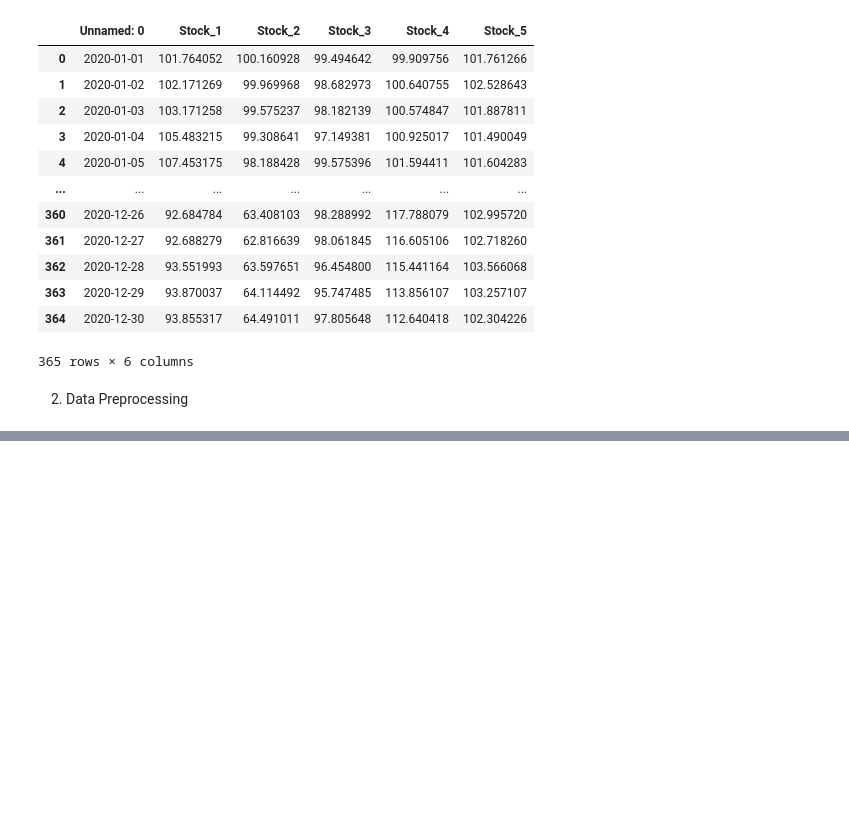
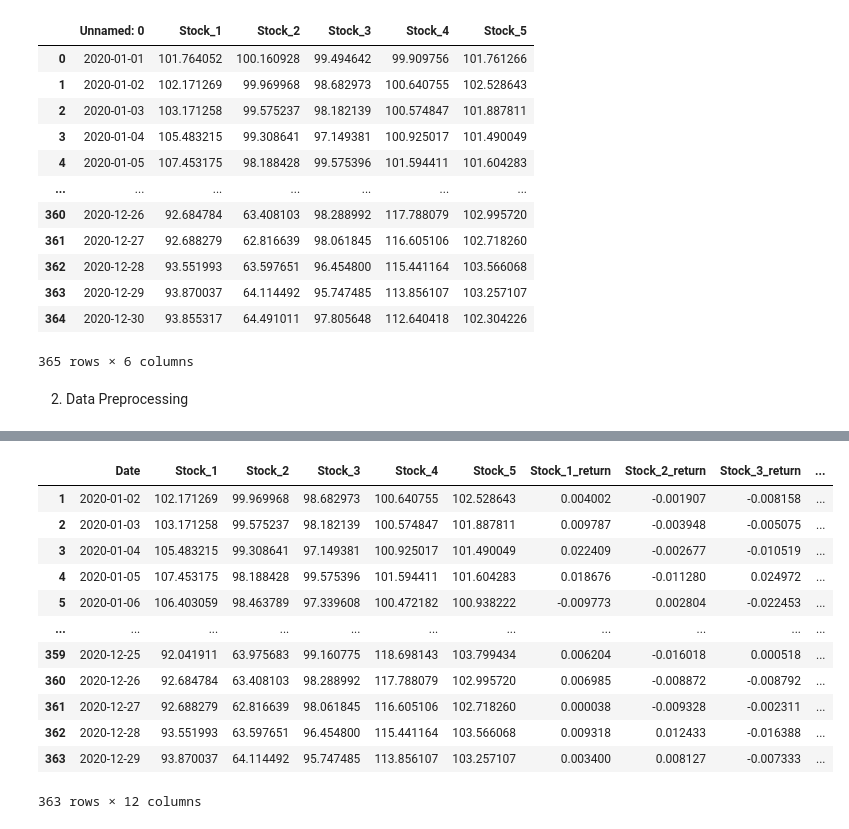
Before and after one commit to rabeyanoor/Stock-Price-Prediction-ML, a Jupyter notebook: Stock_Price.ipynb, the cells around one changed output, grey strips where cells are left out. Saved outputs shown, nothing was run; the diff lists cells and outputs as text; code cells hidden in the pictures; blank space fills up the shorter version.

```diff
--- a/Stock_Price.ipynb
+++ b/Stock_Price.ipynb
@@ -28,5 +48,5 @@ from sklearn.preprocessing import StandardScaler
 # %%
-# 1. Handling Missing Values
+# 2--> Handle Missing Values
 df.isnull().sum()
-
-df.fillna(df.mean(numeric_only=True), inplace=True)
+df.fillna(method="ffill")
+df
@@ -33,3 +67,16 @@ df.fillna(df.mean(numeric_only=True), inplace=True)
-# %%
-# 2. Categorical Encoding
-df = pd.get_dummies(df, drop_first=True)
+# %%
+#3--> Outlier Detection & Treatment
+
+import numpy as np
+
+def cap_outliers(series):
+    Q1 = series.quantile(0.25)
+    Q3 = series.quantile(0.75)
+    IQR = Q3 - Q1
+    lower = Q1 - 1.5 * IQR
+    upper = Q3 + 1.5 * IQR
+    return np.clip(series, lower, upper)
+
+df = df.apply(cap_outliers)
+
+df
@@ -35,0 +97,8 @@ df = pd.get_dummies(df, drop_first=True)
+# %%
+# 4--> Feature Engineering
+
+returns = df.select_dtypes(include=['number']).pct_change().add_suffix("_return")
+
+
+df = pd.concat([df, returns], axis=1)
+df.head()
@@ -36 +112,22 @@ df = pd.get_dummies(df, drop_first=True)
+# %%
+# 5--> Create Lag Feature
+
+df["Stock_1_next"] = df["Stock_1"].shift(-1)
+
+df = df.dropna()
+df
+# %% [output]
+|  | Date | Stock_1 | Stock_2 | Stock_3 | Stock_4 | Stock_5 | Stock_1_return | Stock_2_return | Stock_3_return | ... |
+| 1 | 2020-01-02 | 102.171269 | 99.969968 | 98.682973 | 100.640755 | 102.528643 | 0.004002 | -0.001907 | -0.008158 | ... |
+| 2 | 2020-01-03 | 103.171258 | 99.575237 | 98.182139 | 100.574847 | 101.887811 | 0.009787 | -0.003948 | -0.005075 | ... |
+| 3 | 2020-01-04 | 105.483215 | 99.308641 | 97.149381 | 100.925017 | 101.490049 | 0.022409 | -0.002677 | -0.010519 | ... |
+| 4 | 2020-01-05 | 107.453175 | 98.188428 | 99.575396 | 101.594411 | 101.604283 | 0.018676 | -0.011280 | 0.024972 | ... |
+| 5 | 2020-01-06 | 106.403059 | 98.463789 | 97.339608 | 100.472182 | 100.938222 | -0.009773 | 0.002804 | -0.022453 | ... |
+| ... | ... | ... | ... | ... | ... | ... | ... | ... | ... | ... |
+| 359 | 2020-12-25 | 92.041911 | 63.975683 | 99.160775 | 118.698143 | 103.799434 | 0.006204 | -0.016018 | 0.000518 | ... |
+| 360 | 2020-12-26 | 92.684784 | 63.408103 | 98.288992 | 117.788079 | 102.995720 | 0.006985 | -0.008872 | -0.008792 | ... |
+| 361 | 2020-12-27 | 92.688279 | 62.816639 | 98.061845 | 116.605106 | 102.718260 | 0.000038 | -0.009328 | -0.002311 | ... |
+| 362 | 2020-12-28 | 93.551993 | 63.597651 | 96.454800 | 115.441164 | 103.566068 | 0.009318 | 0.012433 | -0.016388 | ... |
+| 363 | 2020-12-29 | 93.870037 | 64.114492 | 95.747485 | 113.856107 | 103.257107 | 0.003400 | 0.008127 | -0.007333 | ... |
+363 rows × 12 columns
 # %%
```
Also changed, not shown: parts of 33 cells of this notebook, 1 other file.
